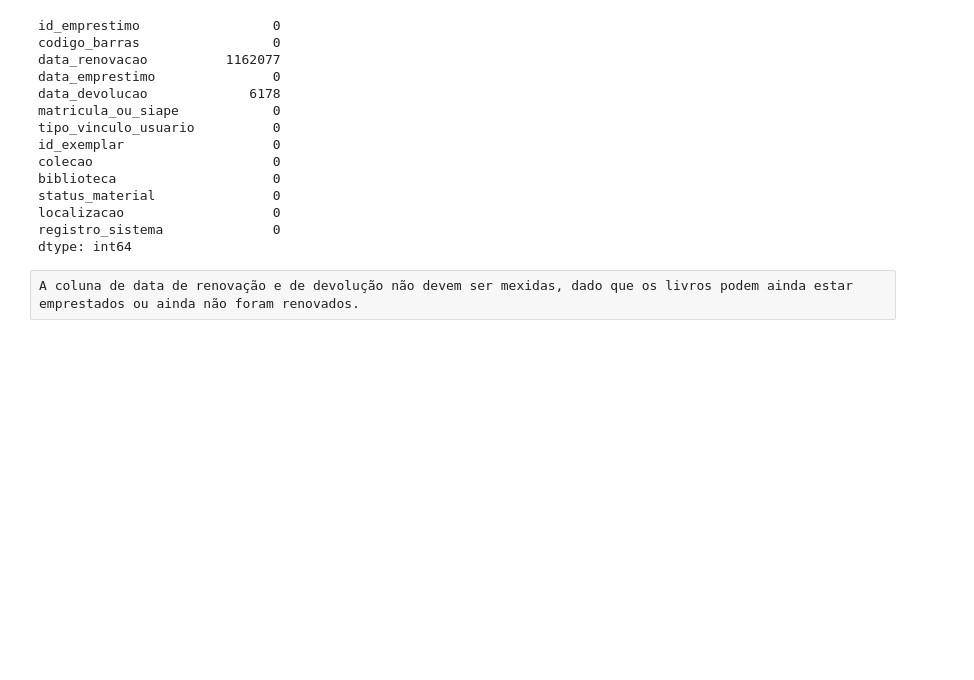
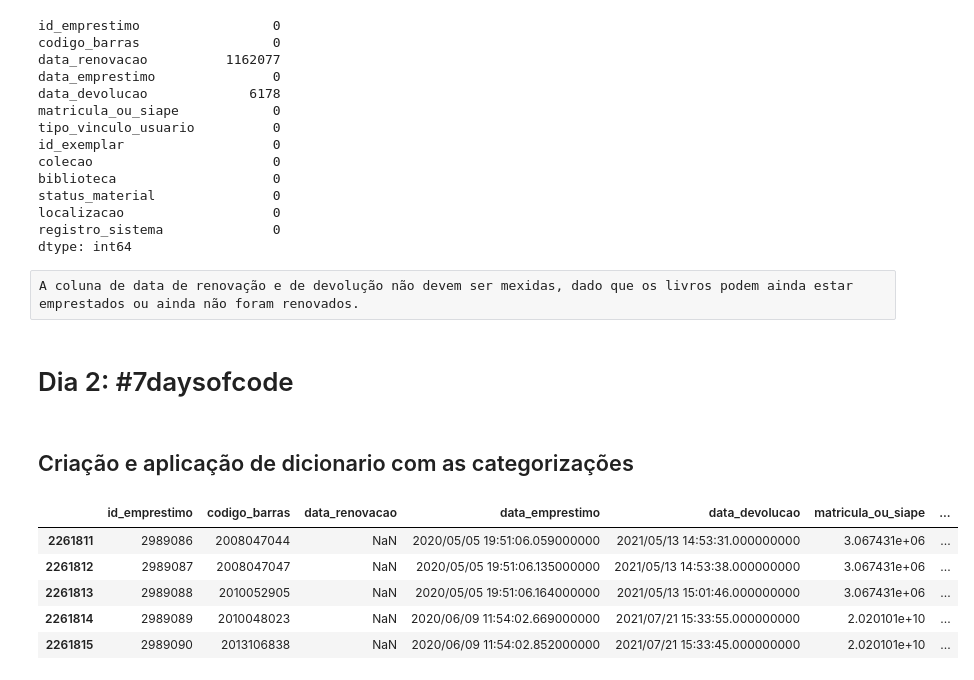
Before and after one commit to joaogui-git/7-days-of-code-Pandas, a Jupyter notebook: 7 Days of code Pandas.ipynb, the cells around one changed output. Cells and saved outputs as stored; diff of their text form; code cells hidden in the pictures; blank space fills up the shorter version.

Commit message:
Segundo dia #7daysofcode
Realização da atividade do 2° dia do #7daysofcode.
Realizei alguns ajustes no primeiro dia conforme a correção do professor

```diff
--- a/7 Days of code Pandas.ipynb
+++ b/7 Days of code Pandas.ipynb
@@ -320,3 +308,38 @@ registro_sistema              0
 dtype: int64
 # %% [raw]
 A coluna de data de renovação e de devolução não devem ser mexidas, dado que os livros podem ainda estar emprestados ou ainda não foram renovados.
+# %% [markdown]
+# Dia 2: #7daysofcode
+# %% [markdown]
+## Criação e aplicação de dicionario com as categorizações
+# %%
+dict_cdu = {
+    range(0,100): 'Generalidades. Ciência e conhecimento.',
+    range(100,200): 'Filosofia e psicologia.',
+    range(200,300): 'Religião.',
+    range(300,400): 'Ciências sociais.',
+    range(400,500): 'Classe vaga. Provisoriamente não ocupada.',
+    range(500,600): 'Matemática e ciências naturais.',
+    range(600,700): 'Ciências aplicadas.',
+    range(700,800): 'Belas artes.',
+    range(800,900): 'Linguagem. Língua. Linguística.',
+    range(900,1000): 'Geografia. Biografia. História'
+}
+
+def categorizar(valor_a_categorizar, dicionario_categorizacao):
+    for r, categoria in dicionario_categorizacao.items():
+        if valor_a_categorizar in r:
+            return categoria
+    return "Valor não encontrado"
+# %%
+# Aplicando a categorização
+df_concatenado['categoria'] = df_concatenado['localizacao'].apply(lambda x: categorizar(x,dict_cdu))
+# %%
+df_concatenado.tail()
+# %% [output]
+|  | id_emprestimo | codigo_barras | data_renovacao | data_emprestimo | data_devolucao | matricula_ou_siape | ... |
+| 2261811 | 2989086 | 2008047044 | NaN | 2020/05/05 19:51:06.059000000 | 2021/05/13 14:53:31.000000000 | 3.067431e+06 | ... |
+| 2261812 | 2989087 | 2008047047 | NaN | 2020/05/05 19:51:06.135000000 | 2021/05/13 14:53:38.000000000 | 3.067431e+06 | ... |
+| 2261813 | 2989088 | 2010052905 | NaN | 2020/05/05 19:51:06.164000000 | 2021/05/13 15:01:46.000000000 | 3.067431e+06 | ... |
+| 2261814 | 2989089 | 2010048023 | NaN | 2020/06/09 11:54:02.669000000 | 2021/07/21 15:33:55.000000000 | 2.020101e+10 | ... |
+| 2261815 | 2989090 | 2013106838 | NaN | 2020/06/09 11:54:02.852000000 | 2021/07/21 15:33:45.000000000 | 2.020101e+10 | ... |
```
Also changed, not shown: parts of 19 cells of this notebook.
